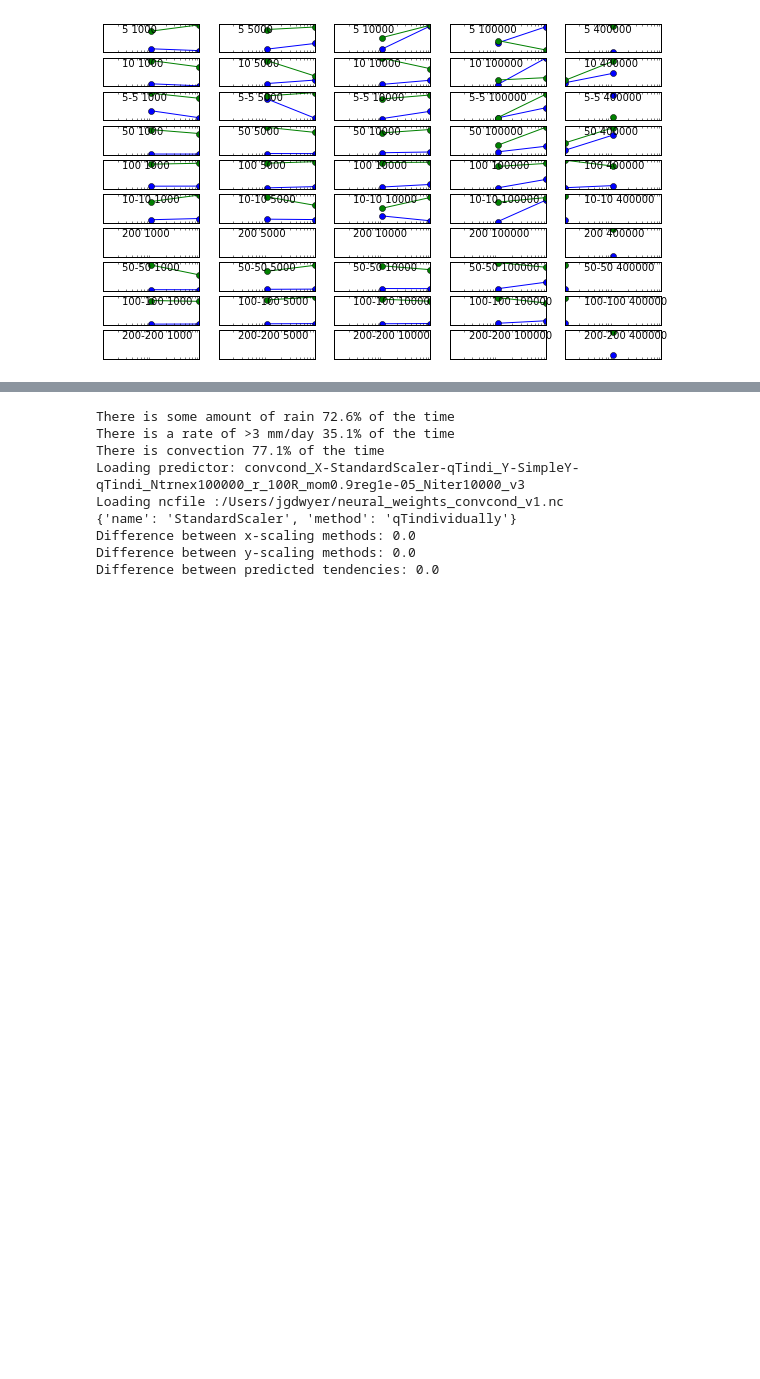
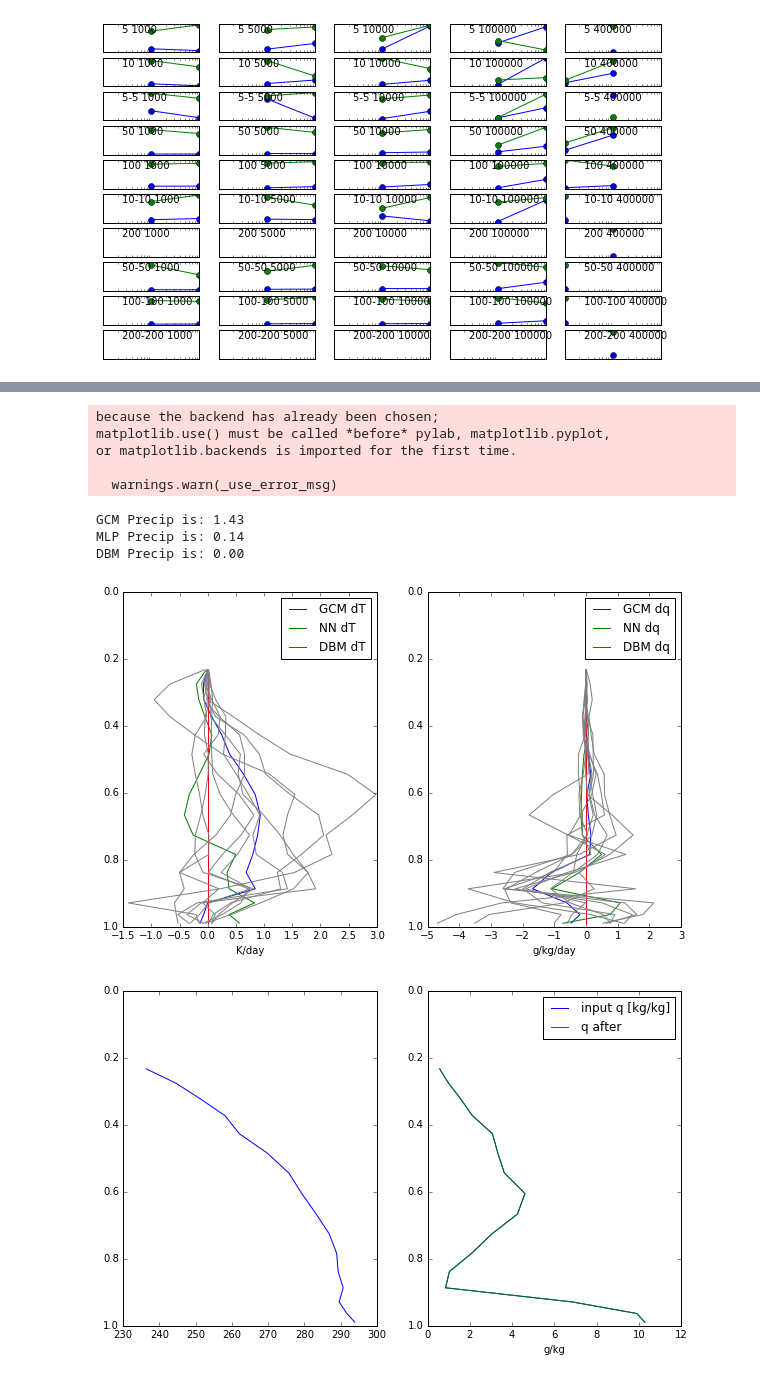
Before and after one commit to jgdwyer/ML-convection, a Jupyter notebook: Neural Network Workbook.ipynb, the cells around one changed output, grey strips where cells are left out. Drawn from its saved outputs; the diff is of its cells as text; code cells hidden in the pictures; blank space fills up the shorter version.

```diff
--- a/Neural Network Workbook.ipynb
+++ b/Neural Network Workbook.ipynb
@@ -419,14 +78,17 @@ x_pp[1].scale_
-# %%
-import src.nnio as nnio
-reload(nnio)
-nnio.verify_netcdf_weights()
-# %% [output]
-There is some amount of rain 72.6% of the time
-There is a rate of >3 mm/day 35.1% of the time
-There is convection 77.1% of the time
-Loading predictor: convcond_X-StandardScaler-qTindi_Y-SimpleY-qTindi_Ntrnex100000_r_100R_mom0.9reg1e-05_Niter10000_v3
-Loading ncfile :/Users/jgdwyer/neural_weights_convcond_v1.nc
-{'name': 'StandardScaler', 'method': 'qTindividually'}
-Difference between x-scaling methods: 0.0
-Difference between y-scaling methods: 0.0
-Difference between predicted tendencies: 0.0
+# %%
+reload(nnplot)
+nnplot.plot_neural_fortran('/Users/jgdwyer/day1100h00.1xday.nc.0001',
+                           'X-StandardScaler-qTindi_Y-SimpleY-qTindi_Ntrnex125000_r_50R_mom0.9reg1e-06_Niter3000_v3',
+                           latind=None, timeind=99,
+                        ensemble=True)
+# %% [output]
+because the backend has already been chosen;
+matplotlib.use() must be called *before* pylab, matplotlib.pyplot,
+or matplotlib.backends is imported for the first time.
+
+  warnings.warn(_use_error_msg)
+GCM Precip is: 1.43
+MLP Precip is: 0.14
+DBM Precip is: 0.00
+[figure, added]
+[figure, added]
```
Also changed, not shown: parts of 30 cells of this notebook, 1 other file.
